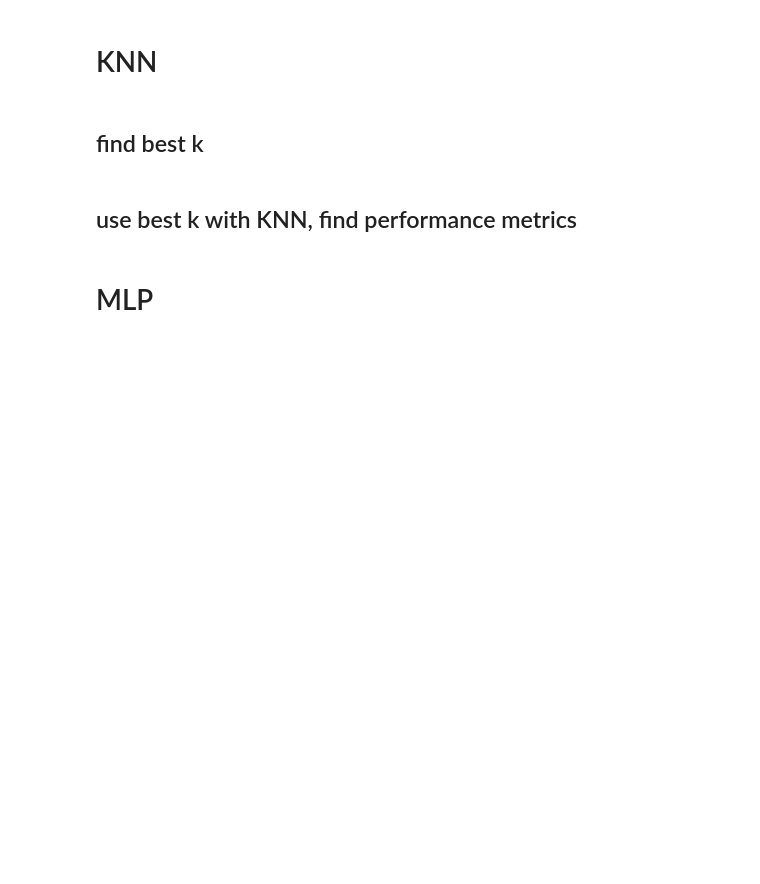
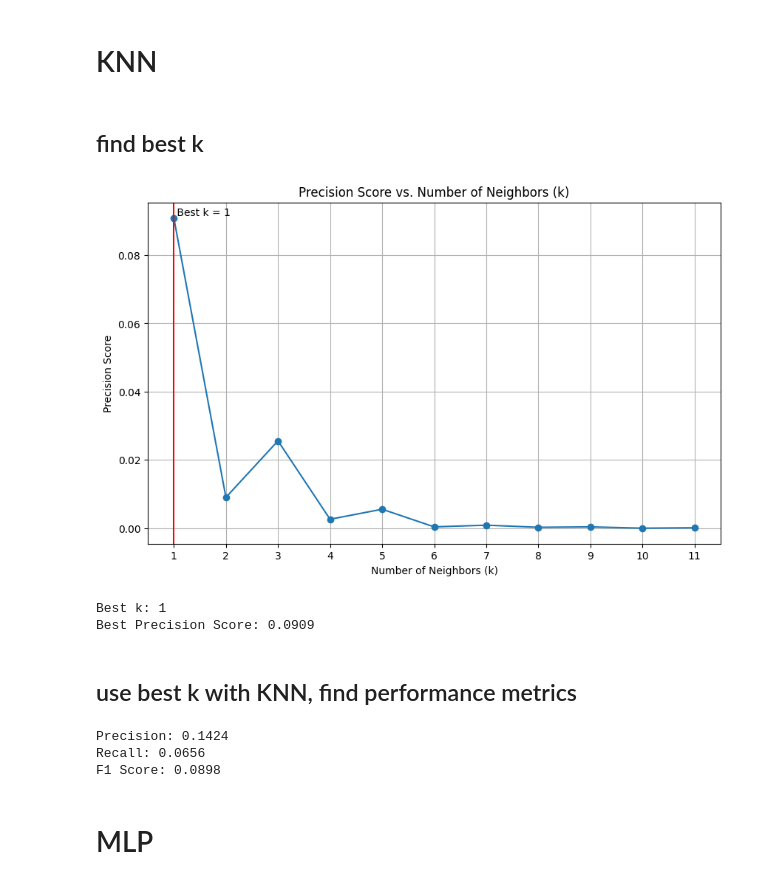
Before and after one commit to azizabousam1/Housing-Market-Analysis, a Jupyter notebook: customer-transaction-prediction.ipynb, the cells around one changed output. Cells and saved outputs as stored; diff of their text form; code cells hidden in the pictures; blank space fills up the shorter version.

```diff
--- a/customer-transaction-prediction.ipynb
+++ b/customer-transaction-prediction.ipynb
@@ -413,20 +443,39 @@ After PCA: (200000, 87)
 # %% [markdown]
 ## find best k
 # %%
-param_grid = {'n_neighbors': range(1, 21)}  # Testing k from 1 to 20
+param_grid = {'n_neighbors': range(1, 12)}  # Testing k from 1 to 20
 
 grid_search = GridSearchCV(estimator=KNeighborsClassifier(), param_grid=param_grid,
-                           scoring='precision', n_jobs=-1)
-
-grid_search.fit(X, y)
+                           scoring='f1', n_jobs=-1)
+grid_search.fit(X_train, y_train)
 best_k = grid_search.best_params_['n_neighbors']
 
+# Get all precision scores for plotting
+results = grid_search.cv_results_
+k_values = param_grid['n_neighbors']
+precision_scores = results['mean_test_score']
+
+# Plotting the results
+plt.figure(figsize=(10, 6))
+plt.plot(k_values, precision_scores, marker='o')
+plt.xlabel('Number of Neighbors (k)')
+plt.ylabel('Precision Score')
+plt.title('Precision Score vs. Number of Neighbors (k)')
+plt.xticks(k_values)
+plt.grid(True)
+plt.axvline(x=best_k, color='r')
+plt.text(best_k, grid_search.best_score_, f' Best k = {best_k}', horizontalalignment='left', verticalalignment='bottom')
+plt.show()
+
 print(f"Best k: {best_k}")
-print(f"Best Precision Score: {grid_search.best_score_}")
+print(f"Best Precision Score: {grid_search.best_score_:.4f}")
+# %% [output]
+[figure, added]
+Best k: 1
+Best Precision Score: 0.0909
 # %% [markdown]
 ## use best k with KNN, find performance metrics
 # %%
-
 knn = KNeighborsClassifier(n_neighbors=best_k)
 
 kfold = KFold(n_splits=5, shuffle=True, random_state=2)
@@ -434,10 +483,9 @@ precision_scores = []
 recall_scores = []
 f1_scores = []
 
-for train_idx, test_idx in kfold.split(X):
-    X_train, X_test = X[train_idx], X[test_idx]
+for train_idx, test_idx in kfold.split(X,y):
+    X_train, X_test = X.iloc[train_idx], X.iloc[test_idx]
     y_train, y_test = y[train_idx], y[test_idx]
-
     knn.fit(X_train, y_train)
 
     y_pred = knn.predict(X_test)
@@ -453,6 +501,10 @@ for train_idx, test_idx in kfold.split(X):
 print(f"Precision: {np.mean(precision_scores):.4f}")
 print(f"Recall: {np.mean(recall_scores):.4f}")
 print(f"F1 Score: {np.mean(f1_scores):.4f}")
+# %% [output]
+Precision: 0.1424
+Recall: 0.0656
+F1 Score: 0.0898
 # %% [markdown]
 # MLP
 # %%
```
Also changed, not shown: parts of 19 cells of this notebook.
